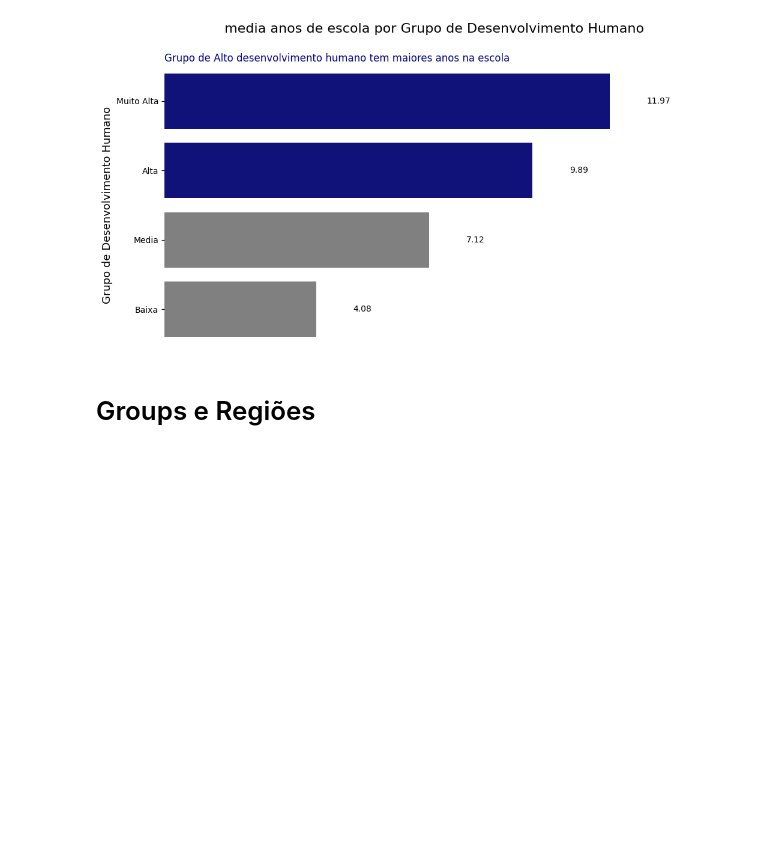
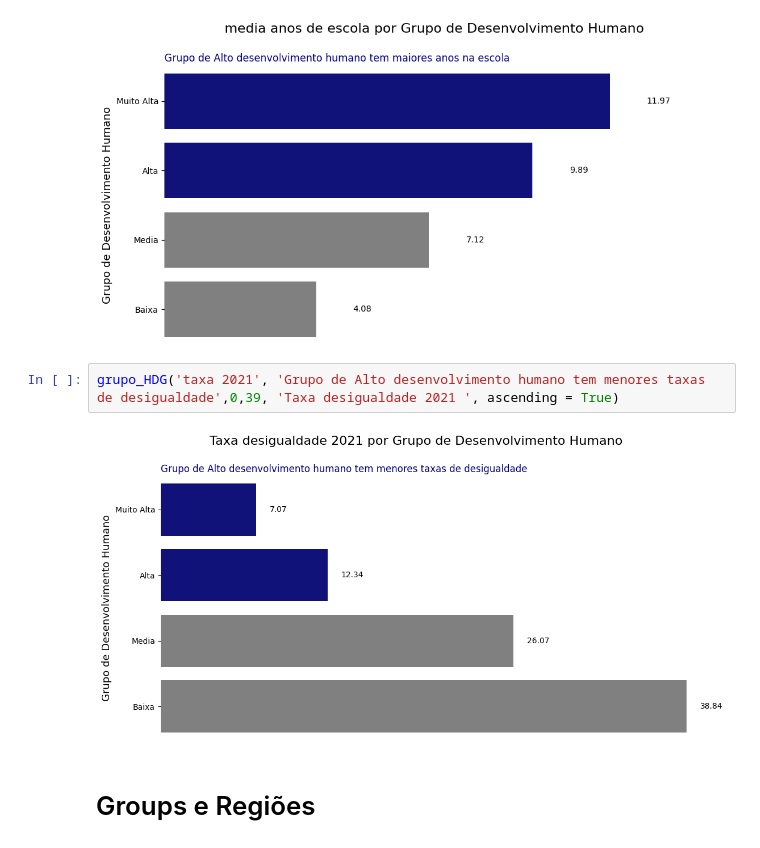
Before and after one commit to KaueAbbe/Desigualdade_Educacional, a Jupyter notebook: Analise_Exploratoria/Desigualdade_Educacional_AE.ipynb, the cells around one changed output. Cells and saved outputs as stored; diff of their text form; blank space fills up the shorter version.

```diff
--- a/Analise_Exploratoria/Desigualdade_Educacional_AE.ipynb
+++ b/Analise_Exploratoria/Desigualdade_Educacional_AE.ipynb
@@ -110,6 +111,10 @@ grupo_HDG('expectativa_vida', 'Grupo de Alto desenvolvimento humano tem maiores
 grupo_HDG('media anos de escola', 'Grupo de Alto desenvolvimento humano tem maiores anos na escola',0,15, 'media anos de escola ')
 # %% [output]
 [figure]
+# %%
+grupo_HDG('taxa 2021', 'Grupo de Alto desenvolvimento humano tem menores taxas de desigualdade',0,39, 'Taxa desigualdade 2021 ', ascending = True)
+# %% [output]
+[figure, added]
 # %% [markdown]
 # Groups e Regiões
 # %%
```
Also changed, not shown: parts of 1 cell of this notebook.
